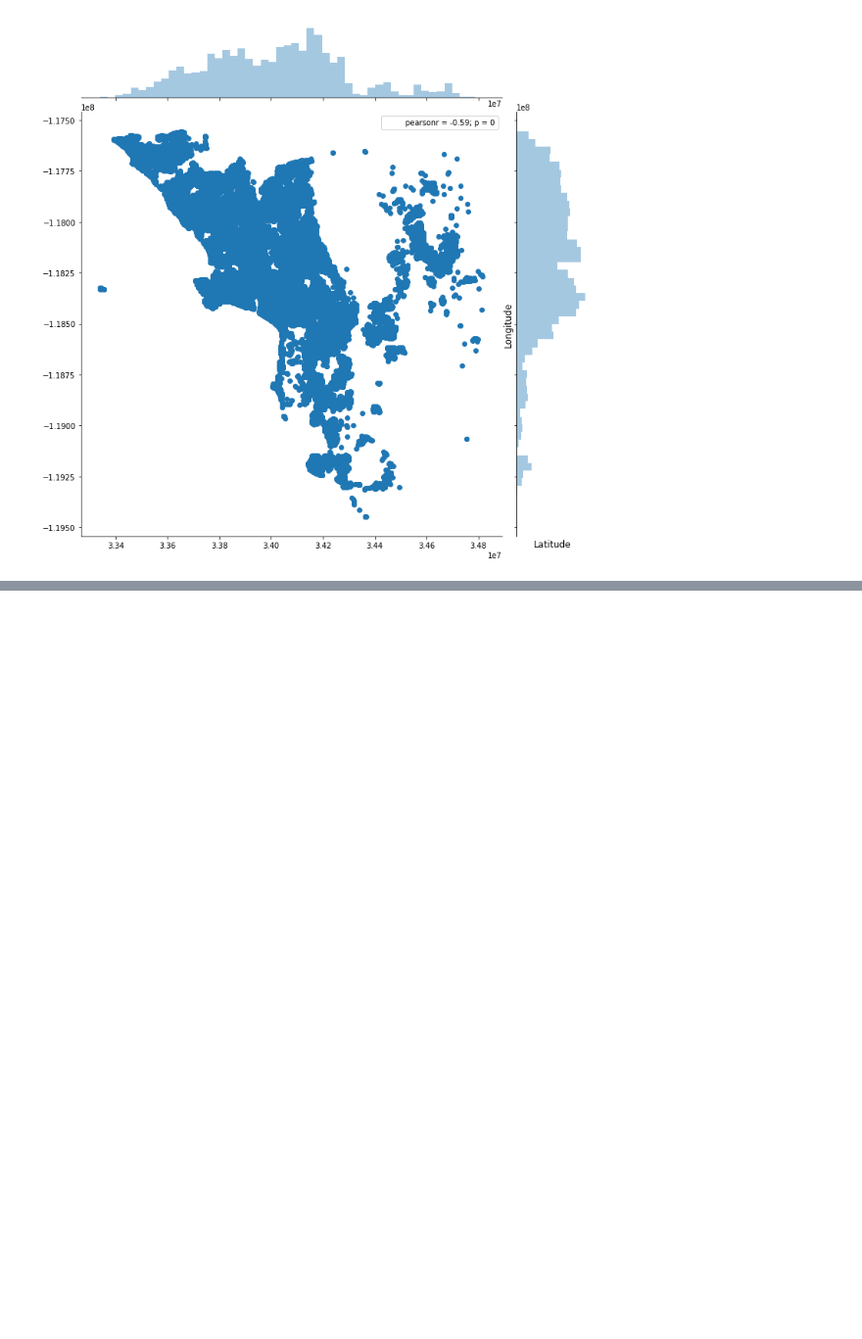
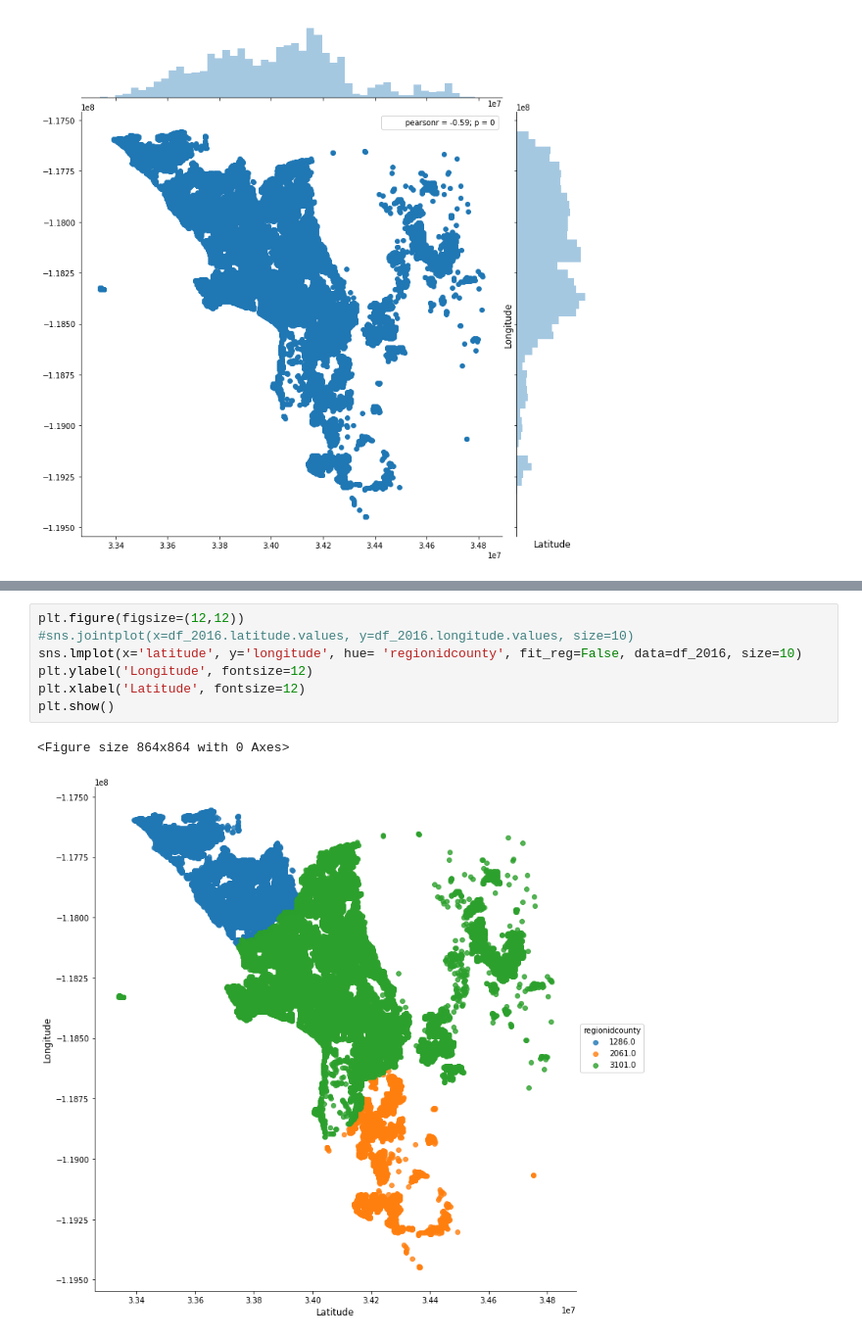
Before and after one commit to jmeyer502/smc_cap_zillow, a Jupyter notebook: Feature_Enhance.ipynb, the cells around one changed output, grey strips where cells are left out. Shown at 98% size. Cells and saved outputs as stored; diff of their text form; blank space fills up the shorter version.

```diff
--- a/Feature_Enhance.ipynb
+++ b/Feature_Enhance.ipynb
@@ -164,0 +230,10 @@ ModuleNotFoundError: No module named 'ggplot'
+# %%
+plt.figure(figsize=(12,12))
+#sns.jointplot(x=df_2016.latitude.values, y=df_2016.longitude.values, size=10)
+sns.lmplot(x='latitude', y='longitude', hue= 'regionidcounty', fit_reg=False, data=df_2016, size=10)
+plt.ylabel('Longitude', fontsize=12)
+plt.xlabel('Latitude', fontsize=12)
+plt.show()
+# %% [output]
+<Figure size 864x864 with 0 Axes>
+[figure, added]
```
Also changed, not shown: parts of 22 cells of this notebook.
